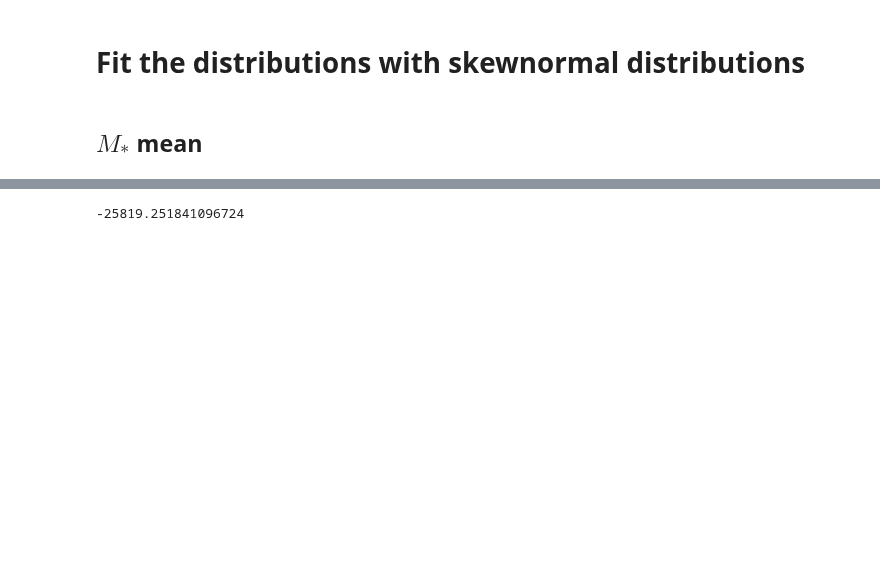
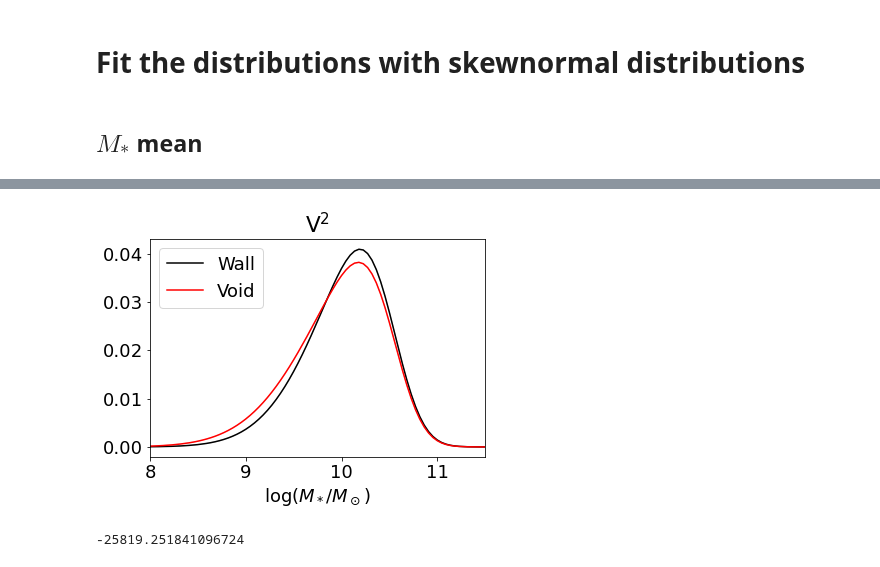
Before and after one commit to DESI-UR/Void_analysis, a Jupyter notebook: nb/Fatima_Zaidouni/mean_fits.ipynb, the cells around one changed output, grey strips where cells are left out. Saved outputs shown, nothing was run; the diff lists cells and outputs as text; code cells hidden in the pictures; blank space fills up the shorter version.

```diff
--- a/nb/Fatima_Zaidouni/mean_fits.ipynb
+++ b/nb/Fatima_Zaidouni/mean_fits.ipynb
@@ -294 +365,36 @@ Mstar_NSA_V2_void_fit = fit_unimodal(char_=Mstar_NSA,
+# %%
+plt.figure()
+
+wall_fit = func_unimodal(Mstar_bins, *Mstar_NSA_V2_wall_fit[0])#/Mstar_NSA_V2_wall_fit[0][0]
+void_fit = func_unimodal(Mstar_bins, *Mstar_NSA_V2_void_fit[0])#/Mstar_NSA_V2_void_fit[0][0]
+
+wall_uncertainty = fit_uncertainty(Mstar_NSA_V2_wall_fit[0], Mstar_NSA_V2_wall_fit[1], Mstar_bins)#/Mstar_NSA_V2_wall_fit[0][0]
+void_uncertainty = fit_uncertainty(Mstar_NSA_V2_void_fit[0], Mstar_NSA_V2_void_fit[1], Mstar_bins)#/Mstar_NSA_V2_void_fit[0][0]
+#wall_uncertainty = fit_uncertainty_approx(Mstar_NSA_V2_wall_fit[0], Mstar_NSA_V2_wall_fit[1], Mstar_bins)#/Mstar_NSA_V2_wall_fit[0][0]
+#void_uncertainty = fit_uncertainty_approx(Mstar_NSA_V2_void_fit[0], Mstar_NSA_V2_void_fit[1], Mstar_bins)#/Mstar_NSA_V2_void_fit[0][0]
+
+plt.plot(Mstar_bins, wall_fit, 'k', label='Wall')
+plt.fill_between(Mstar_bins,
+                 wall_fit + wall_uncertainty,
+                 wall_fit - wall_uncertainty,
+                 color='k',
+                 alpha=0.1)
+
+plt.plot(Mstar_bins, void_fit, 'r', label='Void')
+plt.fill_between(Mstar_bins,
+                 void_fit + void_uncertainty,
+                 void_fit - void_uncertainty,
+                 color='r',
+                 alpha=0.1)
+
+plt.xlim((8,11.5))
+
+plt.xlabel('log($M_*/M_\odot$)')
+#plt.ylabel('number of galaxies')
+
+plt.title('V$^2$')
+
+plt.legend(loc='upper left');
+# %% [output]
+[figure, added]
 # %%
```
Also changed, not shown: parts of 17 cells of this notebook, 6 other files.
